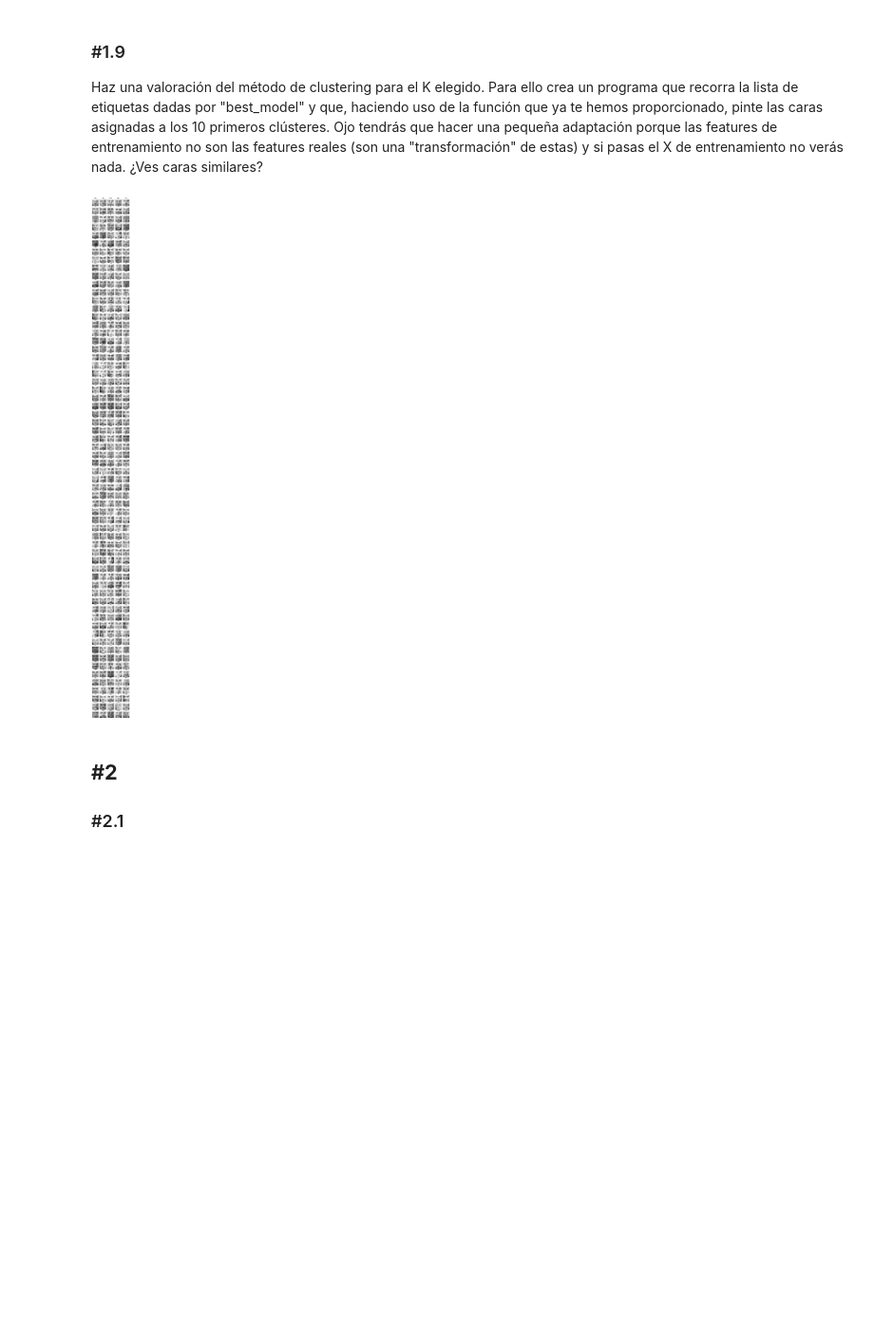
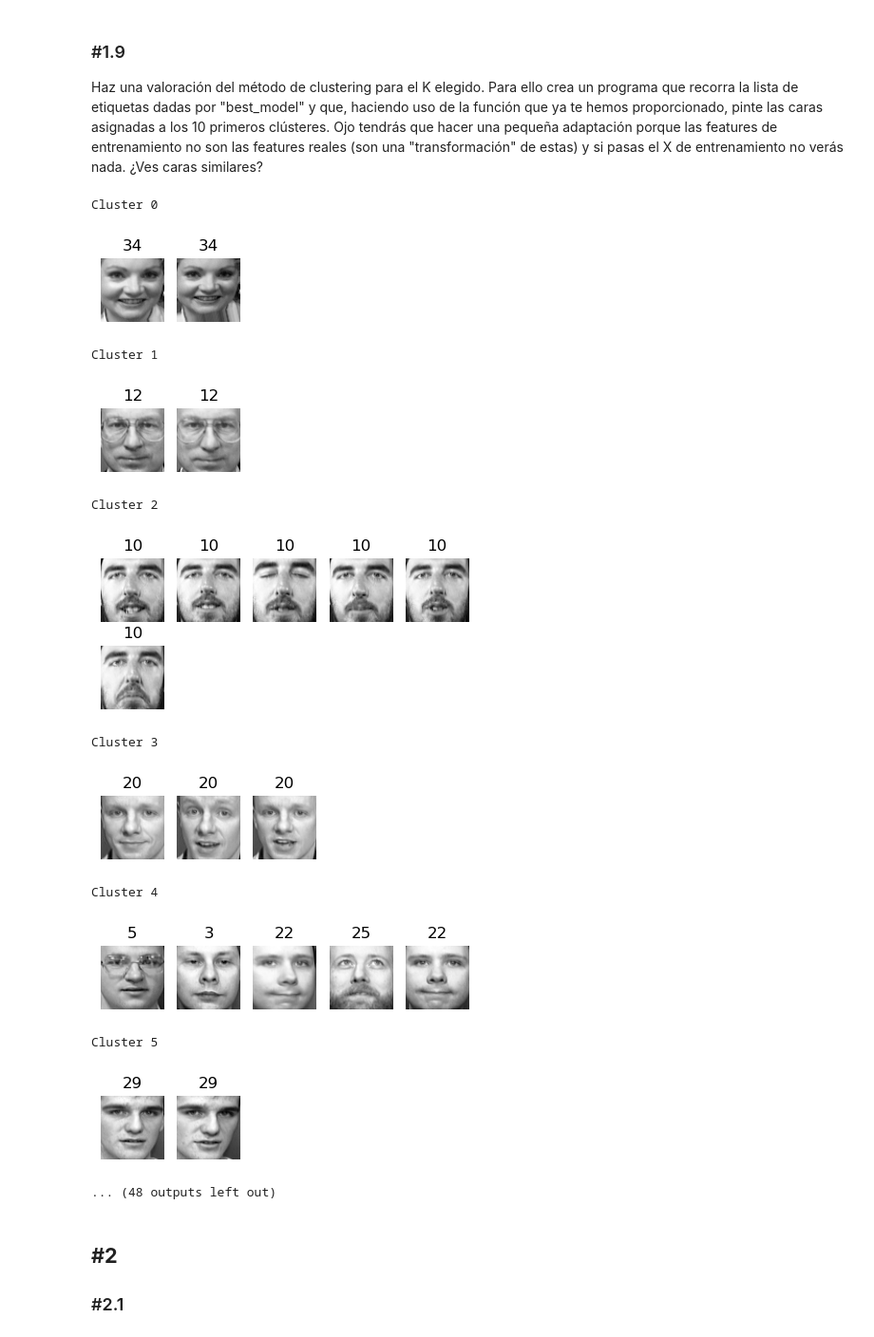
Before and after one commit to vrieraj/ONLINE_DS_THEBRIDGE_Ejercicios, a Jupyter notebook: 04_Machine_Learning/Sprint_13/Unidad_01/Practica_Obligatoria/18_Practica_Obligatoria_Clustering_I.ipynb, the cells around one changed output. Shown at 95% size. Cells and saved outputs as stored; diff of their text form; code cells hidden in the pictures; blank space fills up the shorter version.

```diff
--- a/04_Machine_Learning/Sprint_13/Unidad_01/Practica_Obligatoria/18_Practica_Obligatoria_Clustering_I.ipynb
+++ b/04_Machine_Learning/Sprint_13/Unidad_01/Practica_Obligatoria/18_Practica_Obligatoria_Clustering_I.ipynb
@@ -201,6 +201,6 @@ sns.lineplot(pd.DataFrame({'k':inertia.keys(), 'inertia':inertia.values()}), x='
 
 Quédate con el k obtenido con el método del score de silueta y asigna el modelo con ese k a una variable `best_model`
 # %%
-best_model = KMeans(n_clusters=120)
+best_model = KMeans(n_clusters=125)
 best_model.fit(X_train_pca)
 # %% [output]
@@ -209,15 +209,29 @@ KMeans(n_clusters=120)
 ### #1.9
 
 Haz una valoración del método de clustering para el K elegido. Para ello crea un programa que recorra la lista de etiquetas dadas por "best_model" y que, haciendo uso de la función que ya te hemos proporcionado, pinte las caras asignadas a los 10 primeros clústeres. Ojo tendrás que hacer una pequeña adaptación porque las features de entrenamiento no son las features reales (son una "transformación" de estas) y si pasas el X de entrenamiento no verás nada. ¿Ves caras similares?
-# %%
-# No coinciden las caras con el número/persona asignada, por ejemplo el 85 es el 15 originalmente
-
-clusters = best_model.predict(X_train_pca)
-faces = pca.inverse_transform(X_train_pca)
-
-plot_faces(faces, clusters)
-# %% [output]
-[figure, removed]
+# %%
+# Revisión vista en clase
+
+for cluster_id in np.unique(best_model.labels_)[0:30]:
+    print("Cluster", cluster_id)
+    in_cluster = best_model.labels_==cluster_id
+    faces = X_train[in_cluster].values
+    labels = y_train[in_cluster]
+    plot_faces(faces, labels)
+# %% [output]
+Cluster 0
+[figure, added]
+Cluster 1
+[figure, added]
+Cluster 2
+[figure, added]
+Cluster 3
+[figure, added]
+Cluster 4
+[figure, added]
+Cluster 5
+[figure, added]
+... (48 outputs left out)
 # %% [markdown]
 ## **#2**
 
```
Also changed, not shown: parts of 5 cells of this notebook.
